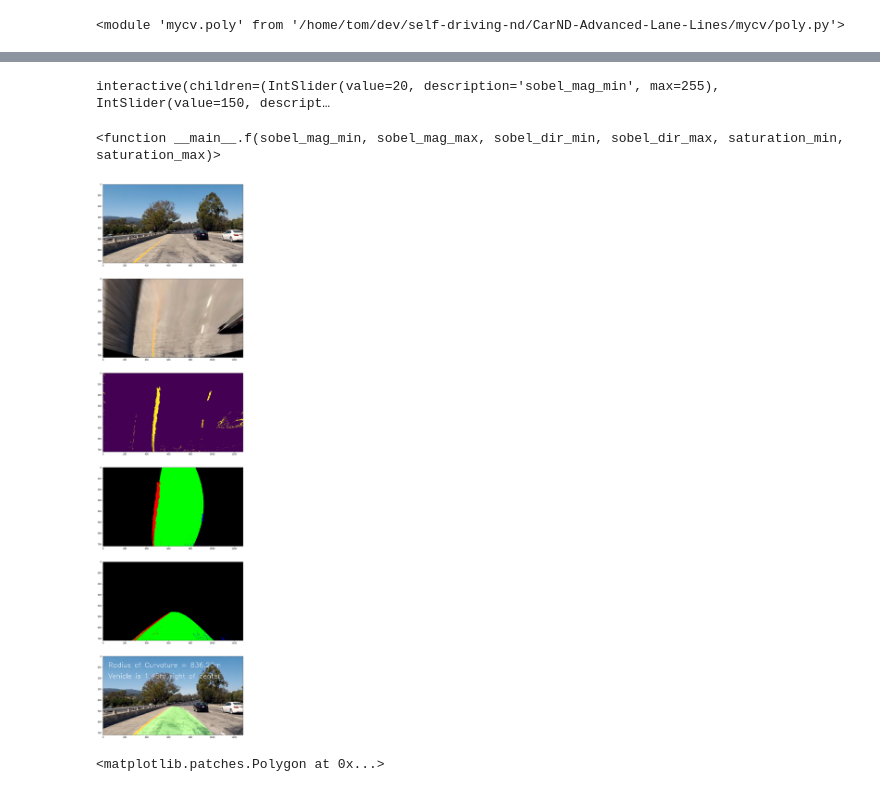
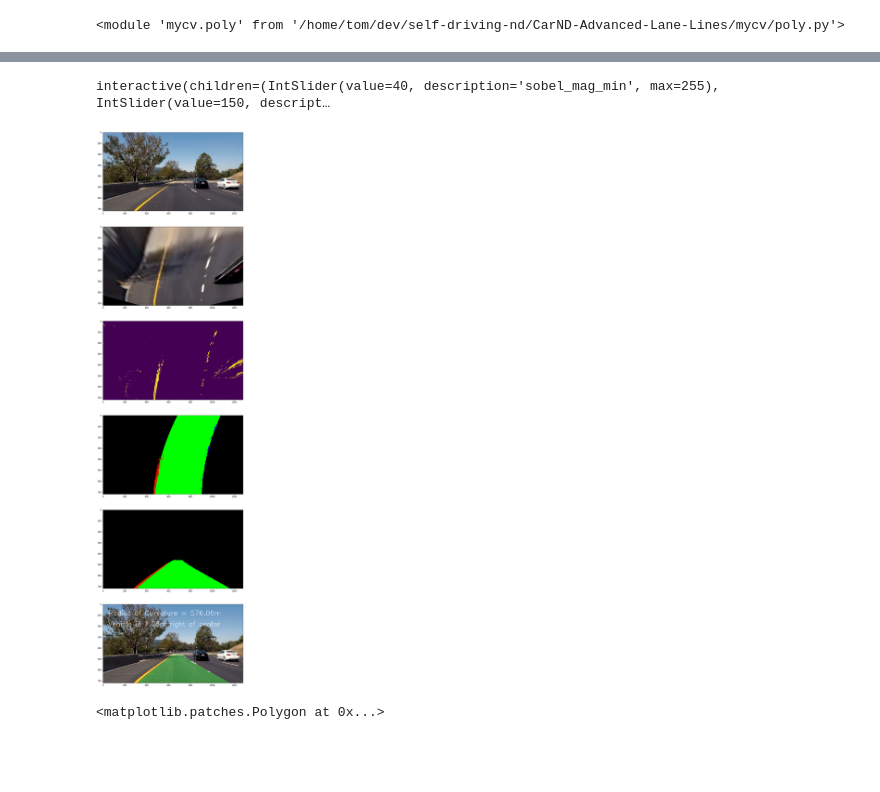
Before and after one commit to tdb-alcorn/CarND-Advanced-Lane-Lines, a Jupyter notebook: scratch.ipynb, the cells around one changed output, grey strips where cells are left out. Drawn from its saved outputs; the diff is of its cells as text; code cells hidden in the pictures; blank space fills up the shorter version.

```diff
--- a/scratch.ipynb
+++ b/scratch.ipynb
@@ -36,32 +36,43 @@ plt.imshow(img)
 # %%
-img = image.read('./test_images/test1.jpg', rgb=True)
+img = image.read('./test_images/test5.jpg', rgb=True)
 undistorted = c.undistort(img)
 warped = warp.birds_eye.transform(undistorted)
+ld = lanes.LaneDetector()
 def f(sobel_mag_min, sobel_mag_max, sobel_dir_min, sobel_dir_max, saturation_min, saturation_max):
     filtered = filters.main(warped, sobel_mag_min=sobel_mag_min, sobel_mag_max=sobel_mag_max,
                            sobel_dir_min=sobel_dir_min, sobel_dir_max=sobel_dir_max,
                            saturation_min=saturation_min, saturation_max=saturation_max, rgb=True)
-    plt.imshow(filtered, cmap='gray')
+    _, _, _, _, debug_img_w = lanes.window_search(filtered, debug=True)
+    leftx, lefty, rightx, righty, debug_img = ld.debug(filtered)
+    vis_img, _, _ = lanes.visualize(img,
+                           ld.left, ld.right,
+                           pipeline._metres_per_pixel_x, pipeline._metres_per_pixel_y,
+                          leftx, lefty, rightx, righty)
+    n_ax = 4
+    _, ax = plt.subplots(n_ax, 1, figsize=(15, 8*n_ax))
+    ax[0].imshow(filtered, cmap='gray')
+    ax[1].imshow(debug_img_w)
+    ax[2].imshow(debug_img)
+    ax[3].imshow(vis_img)
 
-interact(f,
-         sobel_mag_min=IntSlider(value=20, min=0, max=255),
+_ = interact(f,
+         sobel_mag_min=IntSlider(value=40, min=0, max=255),
          sobel_mag_max=IntSlider(value=150, min=0, max=255),
-         sobel_dir_min=FloatSlider(value=0.2, min=0, max=3.142/2),
-         sobel_dir_max=FloatSlider(value=3.142/2, min=0, max=3.142/2),
+         sobel_dir_min=FloatSlider(value=0, min=0, max=3.142/2),
+         sobel_dir_max=FloatSlider(value=0.2, min=0, max=3.142/2),
          saturation_min=IntSlider(value=120, min=0, max=255),
-         saturation_max=IntSlider(value=255, min=0, max=255))
+         saturation_max=IntSlider(value=240, min=0, max=255))
 # %% [output]
-interactive(children=(IntSlider(value=20, description='sobel_mag_min', max=255), IntSlider(value=150, descript…
+interactive(children=(IntSlider(value=40, description='sobel_mag_min', max=255), IntSlider(value=150, descript…
-<function __main__.f(sobel_mag_min, sobel_mag_max, sobel_dir_min, sobel_dir_max, saturation_min, saturation_max)>
 # %%
 p = pipeline.Pipeline(pipeline.default_calibration)
 # %%
-img = image.read('./test_images/test1.jpg', rgb=True)
+img = image.read('./test_images/test6.jpg', rgb=True)
 # out = p.debug(img)
 # plt.imshow(out)
 out = p.step(img, rgb=True, display=True)
 # %% [output]
-[figure, old version]
+[figure, new version]
 # %%
 img = image.read('./test_images/straight_lines1.jpg', rgb=True)
 c = camera.Camera()
```
Also changed, not shown: parts of 1 cell of this notebook, 21 other files.
